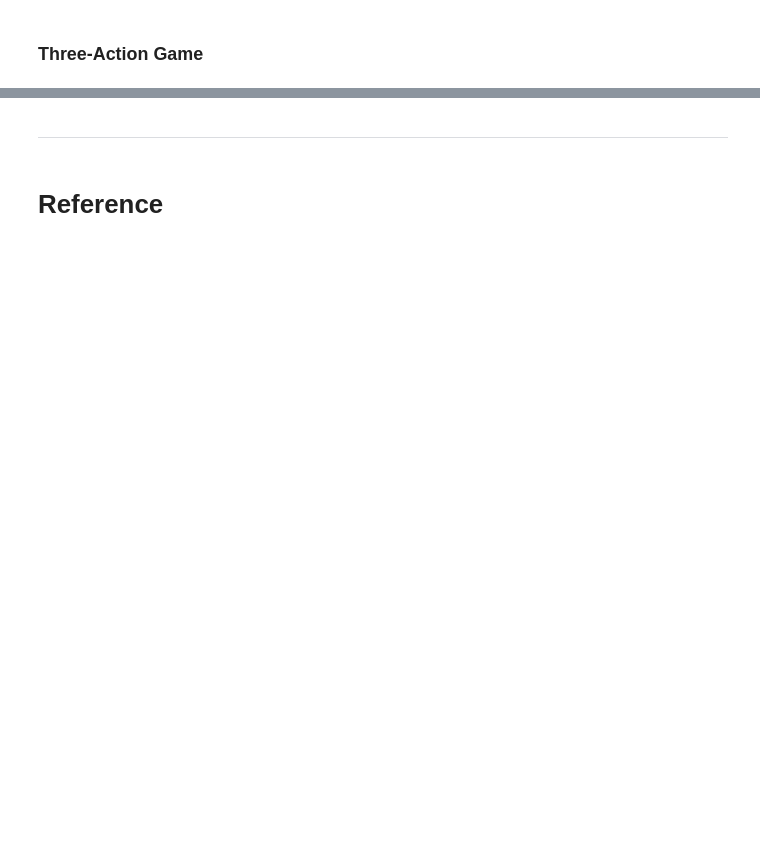
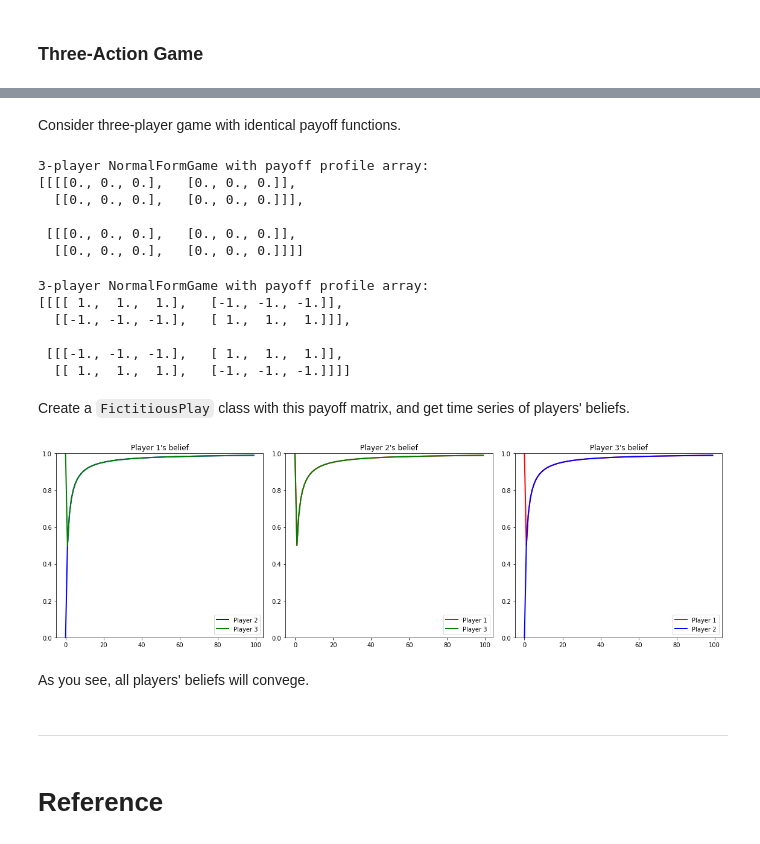
Before and after one commit to Yuya-Furusawa/game_theory_models, a Jupyter notebook: fictplay_ex01.ipynb, the cells around one changed output, grey strips where cells are left out. Drawn from its saved outputs; the diff is of its cells as text; code cells hidden in the pictures; blank space fills up the shorter version.

```diff
--- a/fictplay_ex01.ipynb
+++ b/fictplay_ex01.ipynb
@@ -306,0 +327,2 @@ Stochastic fictitious play converges to $(1/3, 1/3, 1/3)$ which is a mixed Nash
+# %% [markdown]
+Consider three-player game with identical payoff functions.
@@ -307,3 +331,67 @@ Stochastic fictitious play converges to $(1/3, 1/3, 1/3)$ which is a mixed Nash
+# %%
+g = NormalFormGame((2,2,2))
+print(g)
+# %% [output]
+3-player NormalFormGame with payoff profile array:
+[[[[0., 0., 0.],   [0., 0., 0.]],
+  [[0., 0., 0.],   [0., 0., 0.]]],
+
+ [[[0., 0., 0.],   [0., 0., 0.]],
+  [[0., 0., 0.],   [0., 0., 0.]]]]
+# %%
+g[0,0,0] = 1,1,1
+g[0,0,1] = -1,-1,-1
+g[0,1,0] = -1,-1,-1
+g[0,1,1] = 1,1,1
+g[1,0,0] = -1,-1,-1
+g[1,0,1] = 1,1,1
+g[1,1,0] = 1,1,1
+g[1,1,1] = -1,-1,-1
+print(g)
+# %% [output]
+3-player NormalFormGame with payoff profile array:
+[[[[ 1.,  1.,  1.],   [-1., -1., -1.]],
+  [[-1., -1., -1.],   [ 1.,  1.,  1.]]],
+
+ [[[-1., -1., -1.],   [ 1.,  1.,  1.]],
+  [[ 1.,  1.,  1.],   [-1., -1., -1.]]]]
+# %% [markdown]
+Create a `FictitiousPlay` class with this payoff matrix, and get time series of players' beliefs.
+# %%
+game = fictplay.FictitiousPlay(g)
+ts_length = 100
+init_actions = (0,1,0)
+assessment_sequences = game.get_time_series(ts_length, init_actions)
+
+fig = plt.figure(figsize=(16,5))
+ax1 = fig.add_subplot(131)
+ax2 = fig.add_subplot(132)
+ax3 = fig.add_subplot(133)
+
+ax1.plot(assessment_sequences[0][0][:,0], linewidth=2,label="Player 2",color='b')
+ax1.plot(assessment_sequences[0][1][:,0], linewidth=2,label="Player 3",color='g')
+ax1.set_ylim(0, 1)
+ax1.set_title("Player 1's belief")
+ax1.legend(loc="lower right")
+
+ax2.plot(assessment_sequences[1][0][:,0], linewidth=2,label="Player 1",color='r')
+ax2.plot(assessment_sequences[1][1][:,0], linewidth=2,label="Player 3",color='g')
+ax2.set_ylim(0, 1)
+ax2.set_title("Player 2's belief")
+ax2.legend(loc="lower right")
+
+ax3.plot(assessment_sequences[2][0][:,0], linewidth=2,label="Player 1",color='r')
+ax3.plot(assessment_sequences[2][1][:,0], linewidth=2,label="Player 2",color='b')
+ax3.set_ylim(0, 1)
+ax3.set_title("Player 3's belief")
+ax3.legend(loc="lower right")
+
+plt.tight_layout()
+plt.show()
+# %% [output]
+[figure, added]
+# %% [markdown]
+As you see, all players' beliefs will convege.
 # %% [markdown]
 ---
 # %% [markdown]
```
Also changed, not shown: parts of 19 cells of this notebook, 1 other file.
